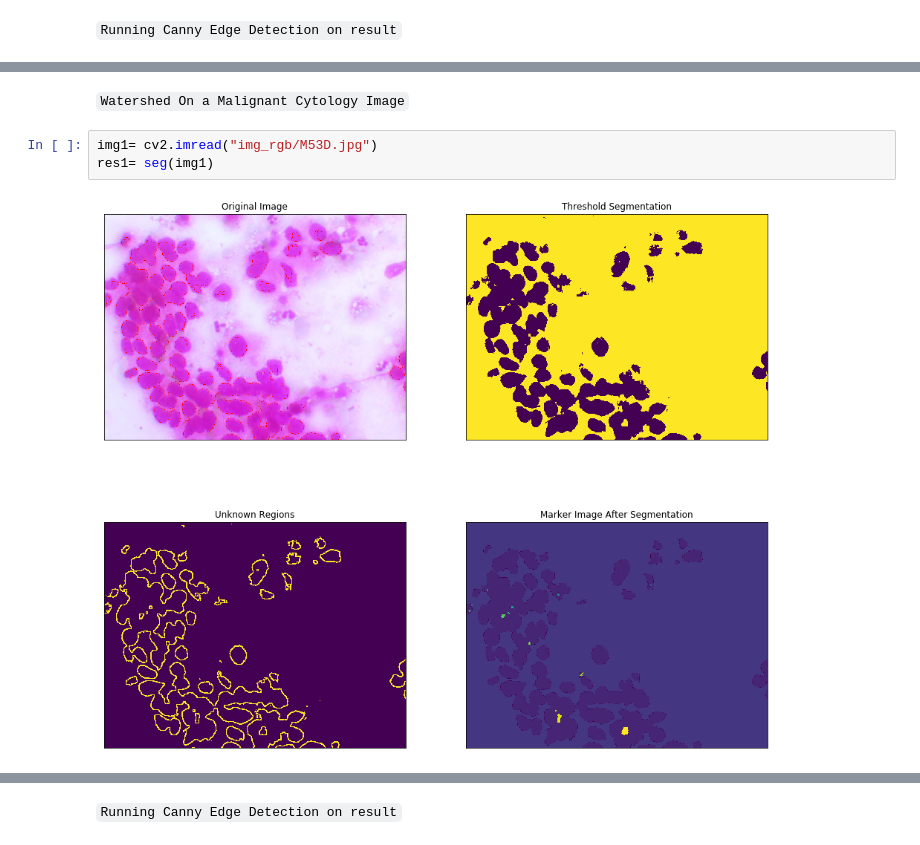
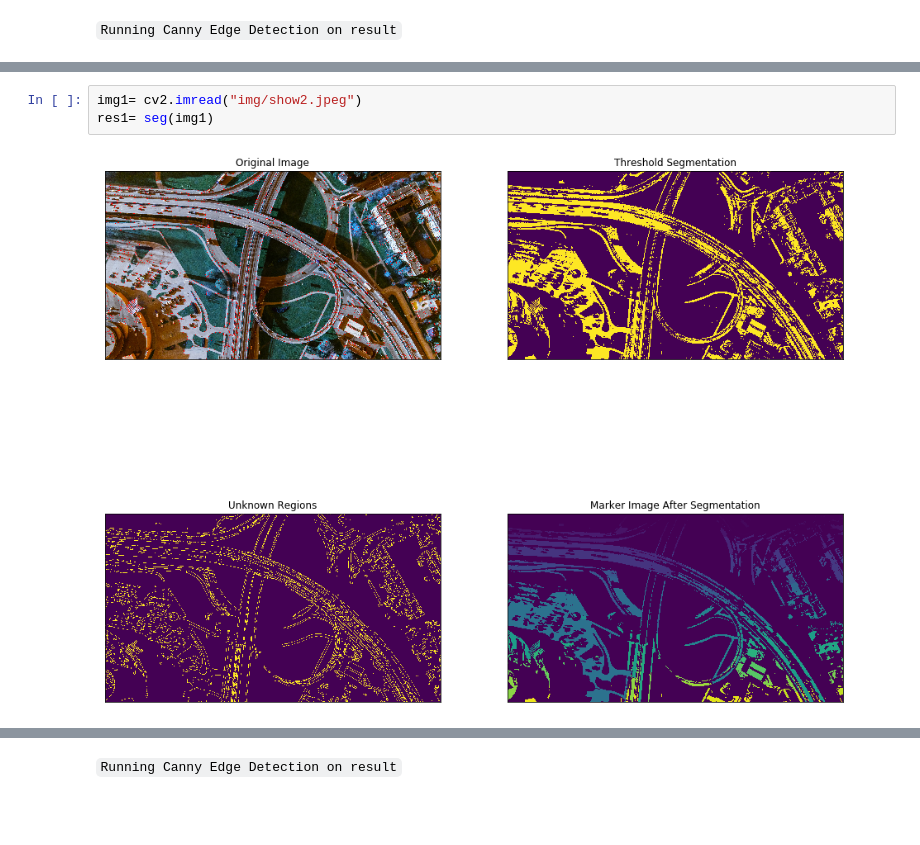
Before and after one commit to agnimitraSEN/Image_segmentaiton, a Jupyter notebook: watershed.ipynb, the cells around one changed output, grey strips where cells are left out. Drawn from its saved outputs; the diff is of its cells as text; blank space fills up the shorter version.

```diff
--- a/watershed.ipynb
+++ b/watershed.ipynb
@@ -81,10 +79,8 @@ canny(res1)
-# %% [markdown]
-`Watershed On a Malignant Cytology Image`
 # %%
-img1= cv2.imread("img_rgb/M53D.jpg")
+img1= cv2.imread("img/show2.jpeg")
 res1= seg(img1)
 # %% [output]
-[figure, old version]
+[figure, new version]
 # %%
 figure_size = 15
 plt.figure(figsize=(figure_size,figure_size))
```
Also changed, not shown: parts of 6 cells of this notebook, 8 other files.
